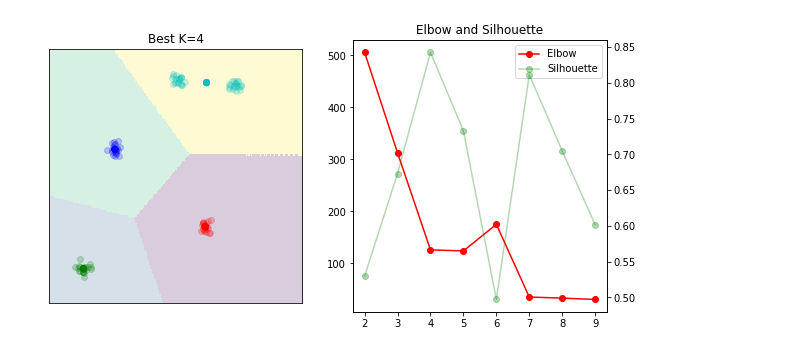
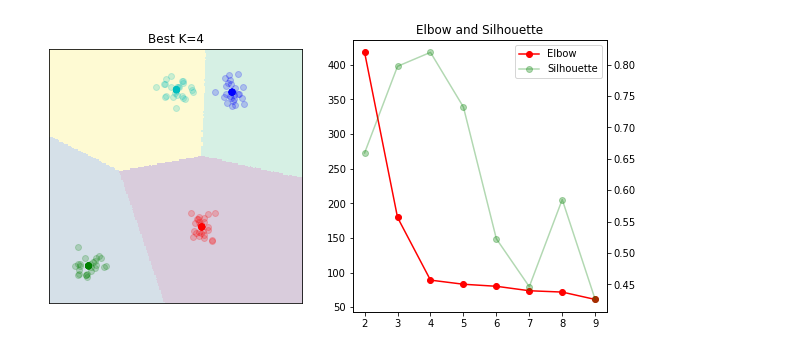
Before and after one commit to irfanchahyadi/ML-DIY, a Jupyter notebook: notebook/KMeans_example.ipynb, the cells around one changed output. Cells and saved outputs as stored; diff of their text form; code cells hidden in the pictures.

```diff
--- a/notebook/KMeans_example.ipynb
+++ b/notebook/KMeans_example.ipynb
@@ -15,8 +14,8 @@ kmeans.report()
 # %%
 from sklearn.datasets import make_blobs
-X, y = make_blobs(n_samples=100, n_features=2, centers=5, cluster_std=0.3, random_state=100)
+X, y = make_blobs(n_samples=100, n_features=2, centers=4, cluster_std=0.7, random_state=100)
 kmeans = KMeans()
 kmeans.fit(X, 5)
 kmeans.report()
 # %% [output]
-[figure, old version]
+[figure, new version]
```
Also changed, not shown: parts of 2 cells of this notebook, 5 other files.
